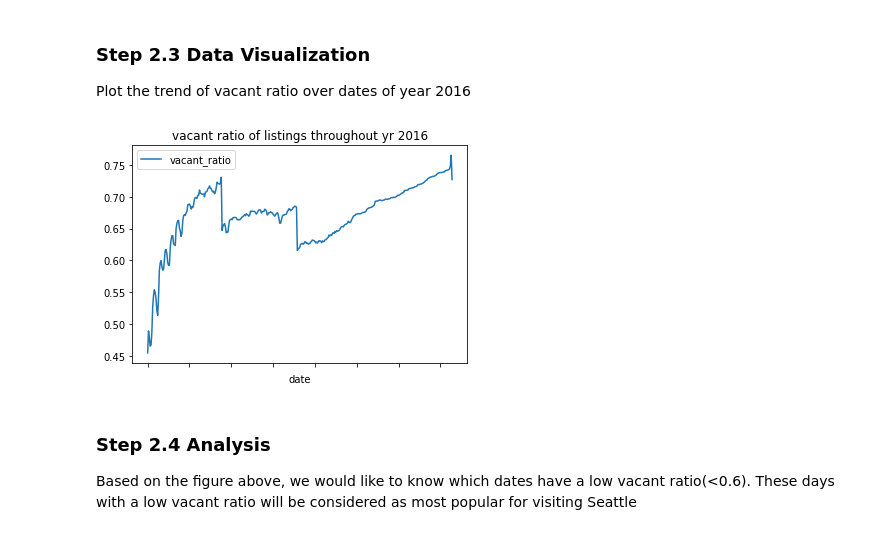
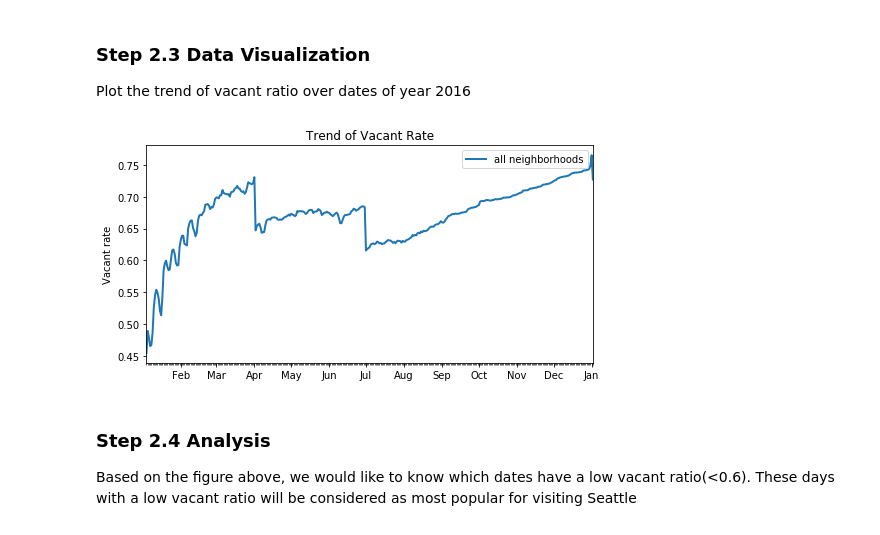
Before and after one commit to randomwalk10/udacity_ds_blog_project, a Jupyter notebook: play_data.ipynb, the cells around one changed output. Saved outputs shown, nothing was run; the diff lists cells and outputs as text; code cells hidden in the pictures.

Commit message:
-update README.md; -improve the charts in notebook

```diff
--- a/play_data.ipynb
+++ b/play_data.ipynb
@@ -138,14 +140,42 @@ df_sea_available_cal.columns = ['date', 'vacant_ratio']
 ### Step 2.3 Data Visualization
 
 Plot the trend of vacant ratio over dates of year 2016
+# %%
+# define a function to plot trends of vacant rates
+def plotTrendVacantRates(df, cols, legends):
+    d = []
+    for x in df.date.tolist():
+        d.append(datetime.strptime(x, '%Y-%m-%d'))
+
+    # set figure format
+    days = mdates.DayLocator()
+    months = mdates.MonthLocator()
+    years = mdates.YearLocator()
+    dfmt = mdates.DateFormatter('%b')
+
+    datemin = d[0]
+    datemax = d[-1]
+
+    fig = plt.figure()
+    ax = fig.add_subplot(111)
+    ax.xaxis.set_major_locator(months)
+    ax.xaxis.set_major_formatter(dfmt)
+    ax.xaxis.set_minor_locator(days)
+    ax.set_xlim(datemin, datemax)
+    ax.set_ylabel('Vacant rate')
+    ax.set_title("Trend of Vacant Rate")
+
+    for col in cols:
+        t = df_sea_available_cal[col].tolist()
+        ax.plot(d, t, linewidth=2)
+
+    ax.legend(legends)
+    fig.set_size_inches(8, 4)
 # %%
 # draw trends of vacant ratio throughout year 2016
-ax1 = df_sea_available_cal.plot(x='date', y='vacant_ratio', kind='line',
-                                title='vacant ratio of listings throughout yr 2016')
-
-plt.show()
+plotTrendVacantRates(df_sea_available_cal, ['vacant_ratio'], ['all neighborhoods'])
 # %% [output]
-[figure, old version]
+[figure, new version]
 # %% [markdown]
 ### Step 2.4 Analysis
 
```
Also changed, not shown: parts of 9 cells of this notebook, 3 other files.
